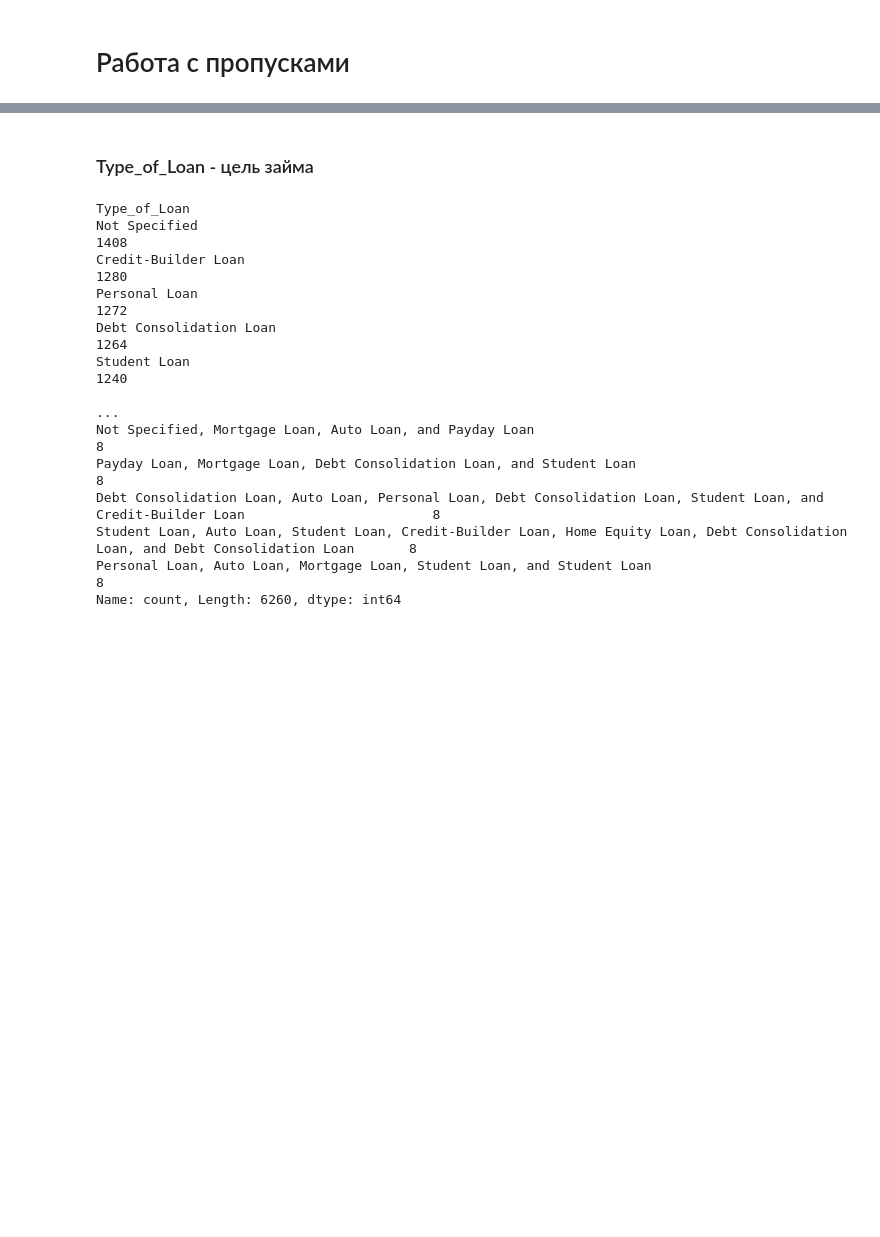
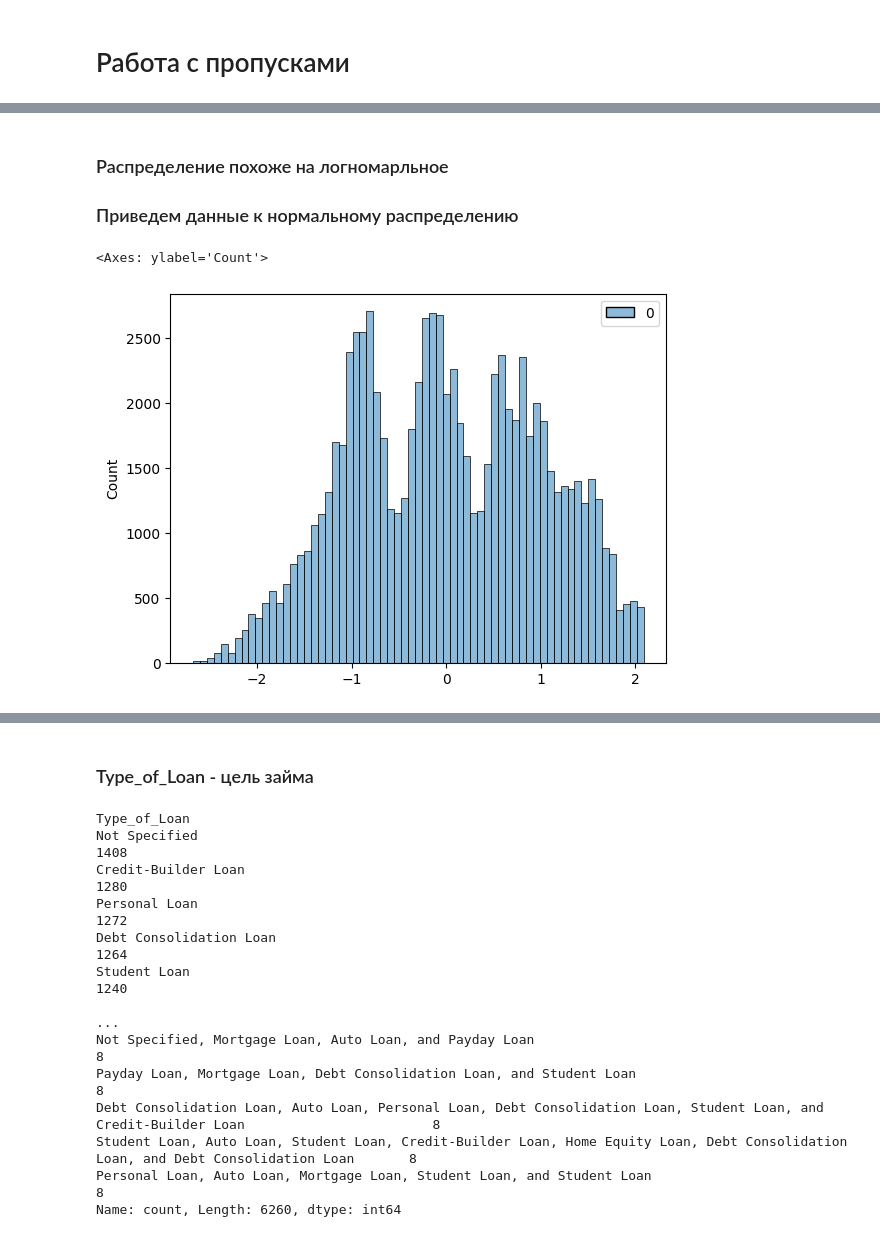
Before and after one commit to Jeyd0n/CreditScoringProject, a Jupyter notebook: notebooks/data_preprocessing.ipynb, the cells around one changed output, grey strips where cells are left out. Drawn from its saved outputs; the diff is of its cells as text; code cells hidden in the pictures; blank space fills up the shorter version.

```diff
--- a/notebooks/data_preprocessing.ipynb
+++ b/notebooks/data_preprocessing.ipynb
@@ -36,3 +20,5 @@ connection.close()
+# %%
+train = get_data(is_train=True)
 # %% [markdown]
 # Data overview
 # %%
@@ -103,0 +93,12 @@ dtype: object
+# %% [markdown]
+### Распределение похоже на логномарльное
+### Приведем данные к нормальному распределению
+# %%
+sns.histplot(
+    PowerTransformer().fit_transform(
+        np.array(train['Monthly_Inhand_Salary']).reshape(-1, 1)
+    )
+)
+# %% [output]
+<Axes: ylabel='Count'>
+[figure, added]
```
Also changed, not shown: parts of 90 cells of this notebook, 6 other files.
